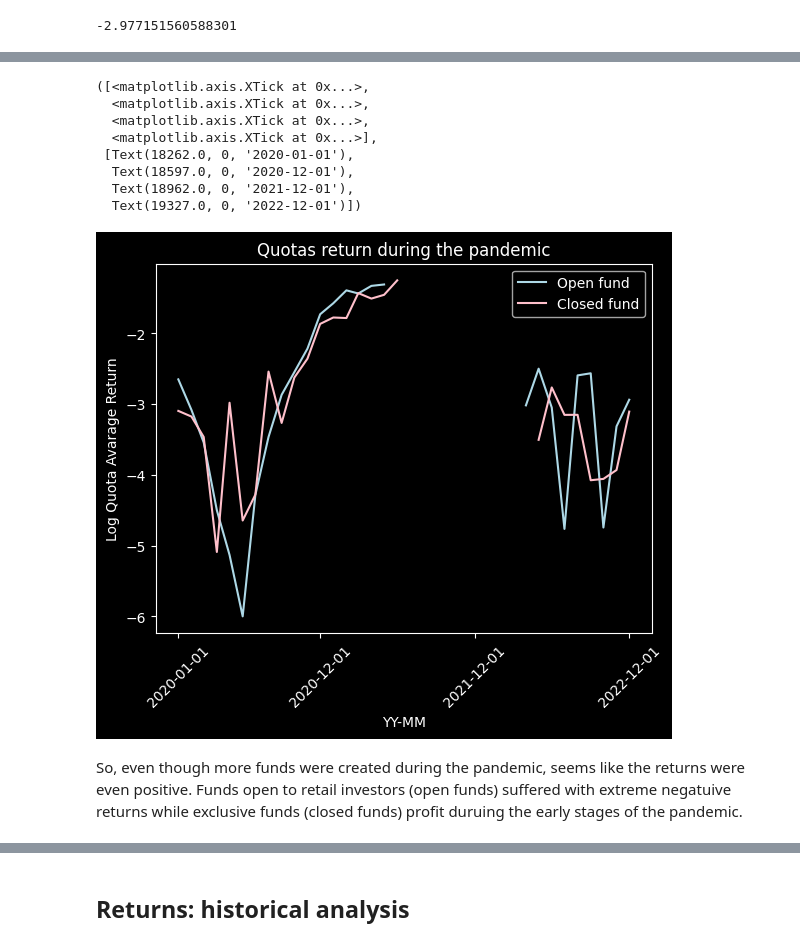
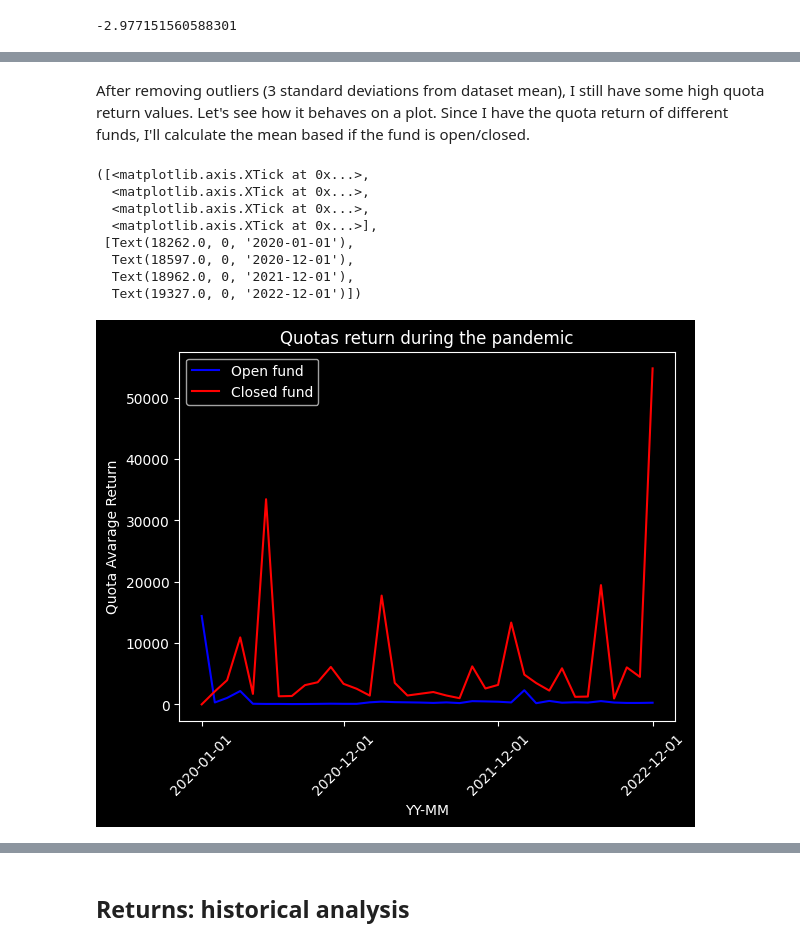
Before and after one commit to Ana-Akaishi/data-science-projects, a Jupyter notebook: Brazilian Investment Funds/notebooks/02 - EDA.ipynb, the cells around one changed output, grey strips where cells are left out. Saved outputs shown, nothing was run; the diff lists cells and outputs as text; code cells hidden in the pictures.

Commit message:
analyzed high return funds during pandemic

```diff
--- a/Brazilian Investment Funds/notebooks/02 - EDA.ipynb
+++ b/Brazilian Investment Funds/notebooks/02 - EDA.ipynb
@@ -111,0 +132,6 @@ pandemic_return['log_return'].mean()
+# %%
+# Removing outliers
+pandemic_df = pandemic_df.drop(['Unnamed: 0'], axis =1)
+
+# Removing observations based on quota return value
+pandemic_df = pandemic_df[(np.abs(stats.zscore(pandemic_df['quota_return'])) < 3)]
@@ -112,28 +151,31 @@ pandemic_return['log_return'].mean()
+# %% [markdown]
+After removing outliers (3 standard deviations from dataset mean), I still have some high quota return values. Let's see how it behaves on a plot. Since I have the quota return of different funds, I'll calculate the mean based if the fund is open/closed.
+# %%
+# Quota return without outliers
+pandemic_return = pandemic_df.groupby([fund_df['year_month'],'CONDOM_Aberto'])['quota_return'].mean().reset_index()
 # %%
 # Plot graph for quotas return during the pandemic
 plt.plot(pandemic_return.loc[pandemic_return['CONDOM_Aberto']==1, 'year_month'],
-         pandemic_return.loc[pandemic_return['CONDOM_Aberto']==1, 'log_return'], color ='lightblue', label='Open fund')
+         pandemic_return.loc[pandemic_return['CONDOM_Aberto']==1, 'quota_return'], color ='blue', label='Open fund')
 
 plt.plot(pandemic_return.loc[pandemic_return['CONDOM_Aberto']==0, 'year_month'],
-         pandemic_return.loc[pandemic_return['CONDOM_Aberto']==0, 'log_return'], color ='pink', label='Closed fund')
+         pandemic_return.loc[pandemic_return['CONDOM_Aberto']==0, 'quota_return'], color ='red', label='Closed fund')
 
 # add title and labels
 plt.title('Quotas return during the pandemic')
 plt.xlabel('YY-MM')
-plt.ylabel('Log Quota Avarage Return')
+plt.ylabel('Quota Avarage Return')
 
 plt.legend()
 
 plt.xticks(ticks=['2020-01','2020-12','2021-12','2022-12'],  rotation=45)
 # %% [output]
 ([<matplotlib.axis.XTick at 0x...>,
   <matplotlib.axis.XTick at 0x...>,
   <matplotlib.axis.XTick at 0x...>,
   <matplotlib.axis.XTick at 0x...>],
  [Text(18262.0, 0, '2020-01-01'),
   Text(18597.0, 0, '2020-12-01'),
   Text(18962.0, 0, '2021-12-01'),
   Text(19327.0, 0, '2022-12-01')])
-[figure, old version]
+[figure, new version]
-# %% [markdown]
-So, even though more funds were created during the pandemic, seems like the returns were even positive. Funds open to retail investors (open funds) suffered with extreme negatuive returns while exclusive funds (closed funds) profit duruing the early stages of the pandemic.
```
Also changed, not shown: parts of 19 cells of this notebook.
